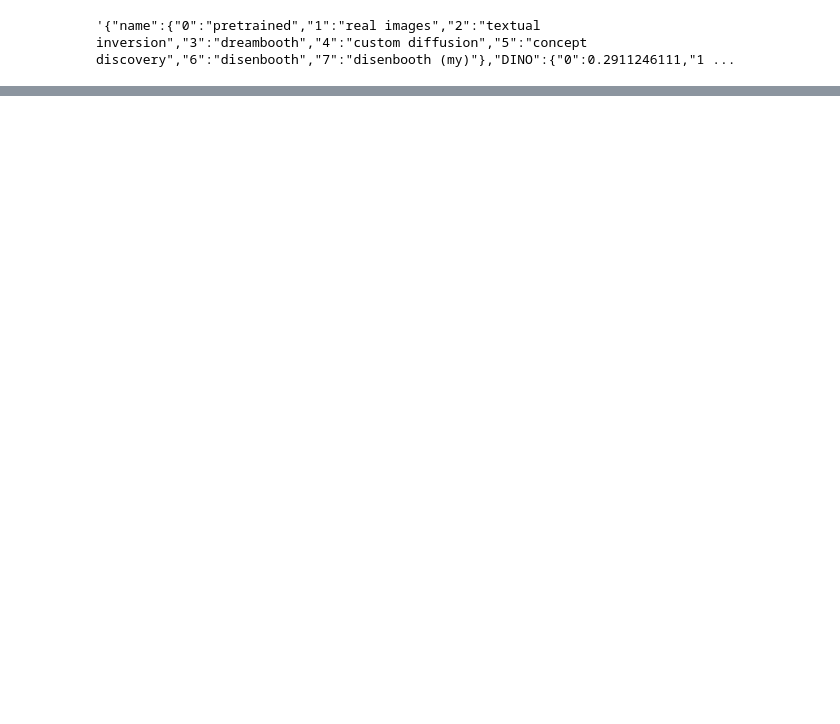
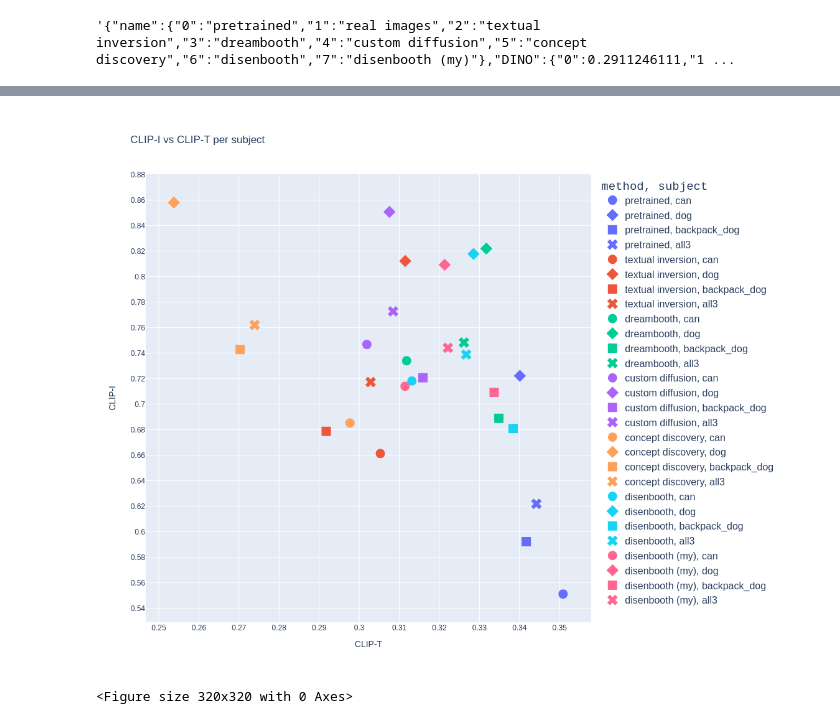
Before and after one commit to AIshutin/subject-driven-gen-eval, a Jupyter notebook: metrics_visualization.ipynb, the cells around one changed output, grey strips where cells are left out. Cells and saved outputs as stored; diff of their text form; code cells hidden in the pictures; blank space fills up the shorter version.

```diff
--- a/metrics_visualization.ipynb
+++ b/metrics_visualization.ipynb
@@ -210,0 +248,16 @@ fig.show()
+# %%
+minitable = []
+for subject in list(entities) + ['all3']:
+    df['subject'] = df['name'].apply(lambda x: subject)
+    curr_columns = ['name', 'subject']
+    for metric in metrics:
+        if subject != 'all3':
+            curr_columns.append(metric + f' [{subject}]')
+        else:
+            curr_columns.append(metric)
+    for metric in metrics:
+        curr_columns.append('error ' + metric)
+
+    minitable.extend(df[curr_columns].values.tolist())
+df2 = pd.DataFrame(minitable, columns=['name'] + ['subject'] + metrics + ['error ' + metric for metric in metrics])
+df2
@@ -210,0 +282,34 @@ fig.show()
+# %%
+import plotly.express as px
+import plotly.io as pio
+from matplotlib import pyplot as plt
+from matplotlib.pyplot import figure
+
+figure(figsize=(4, 4), dpi=80)
+
+dfc = df2[df2['name'] != 'real images']
+fig = px.scatter(dfc, color='name', y='CLIP-I', x='CLIP-T', symbol='subject', title="CLIP-I vs CLIP-T per subject ",
+                 labels={
+                     "CLIP-I": "CLIP-I",
+                     "CLIP-T": "CLIP-T",
+                     "name": "method"
+                 },
+#                 error_y='error CLIP-I',
+#                 error_x='error CLIP-T',
+                    width=900, height=900
+)
+fig.update_layout(showlegend=True, legend=dict(
+    title_font_family='Courier New',
+    font=dict(
+        size=16
+    )
+))
+fig.update_traces(marker=dict(size=15))
+
+fig.update_yaxes(nticks=20)
+fig.update_xaxes(nticks=20)
+
+fig.show()
+# %% [output]
+[figure, added]
+<Figure size 320x320 with 0 Axes>
```
Also changed, not shown: parts of 18 cells of this notebook, 4 other files.
